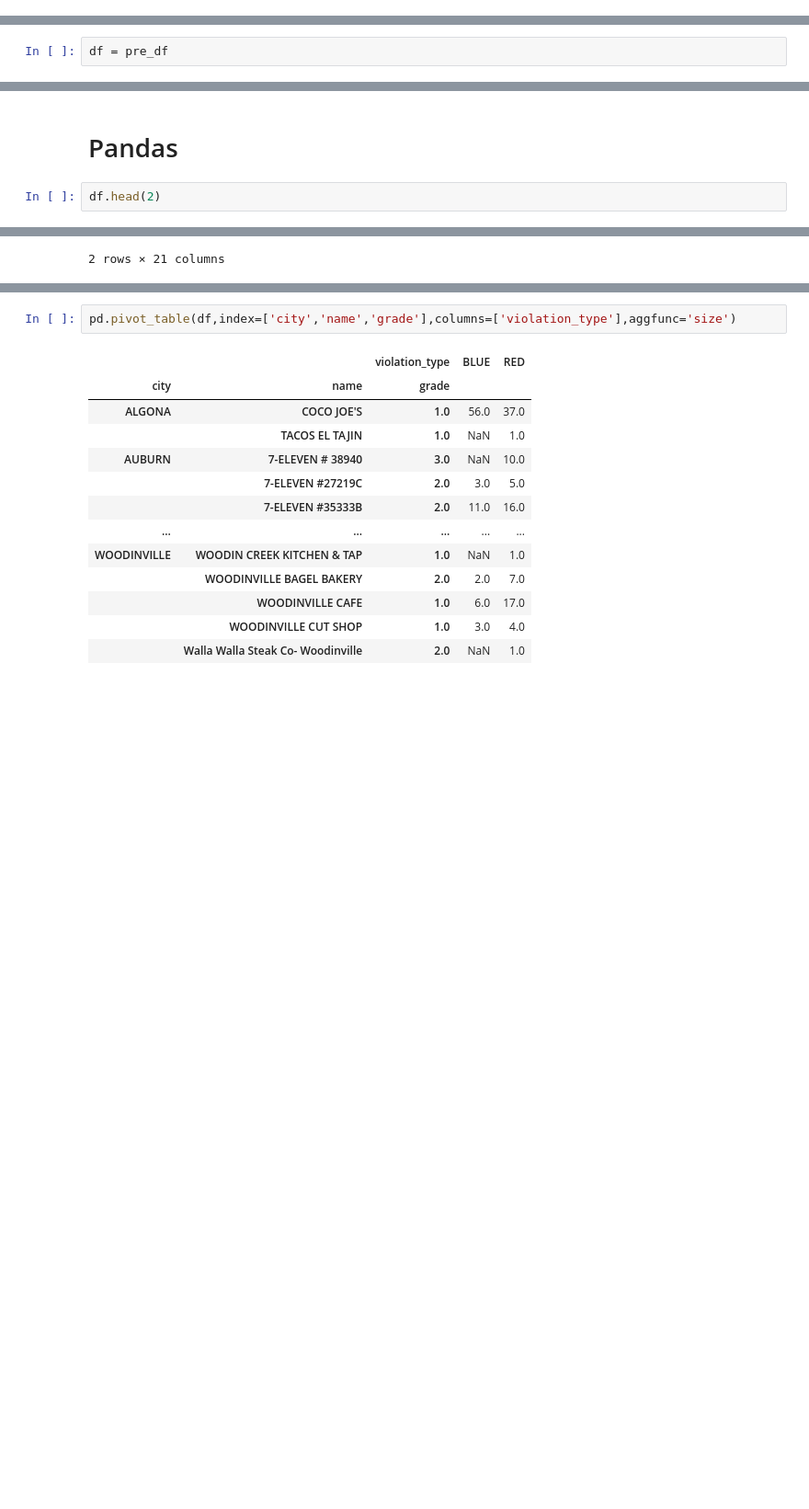
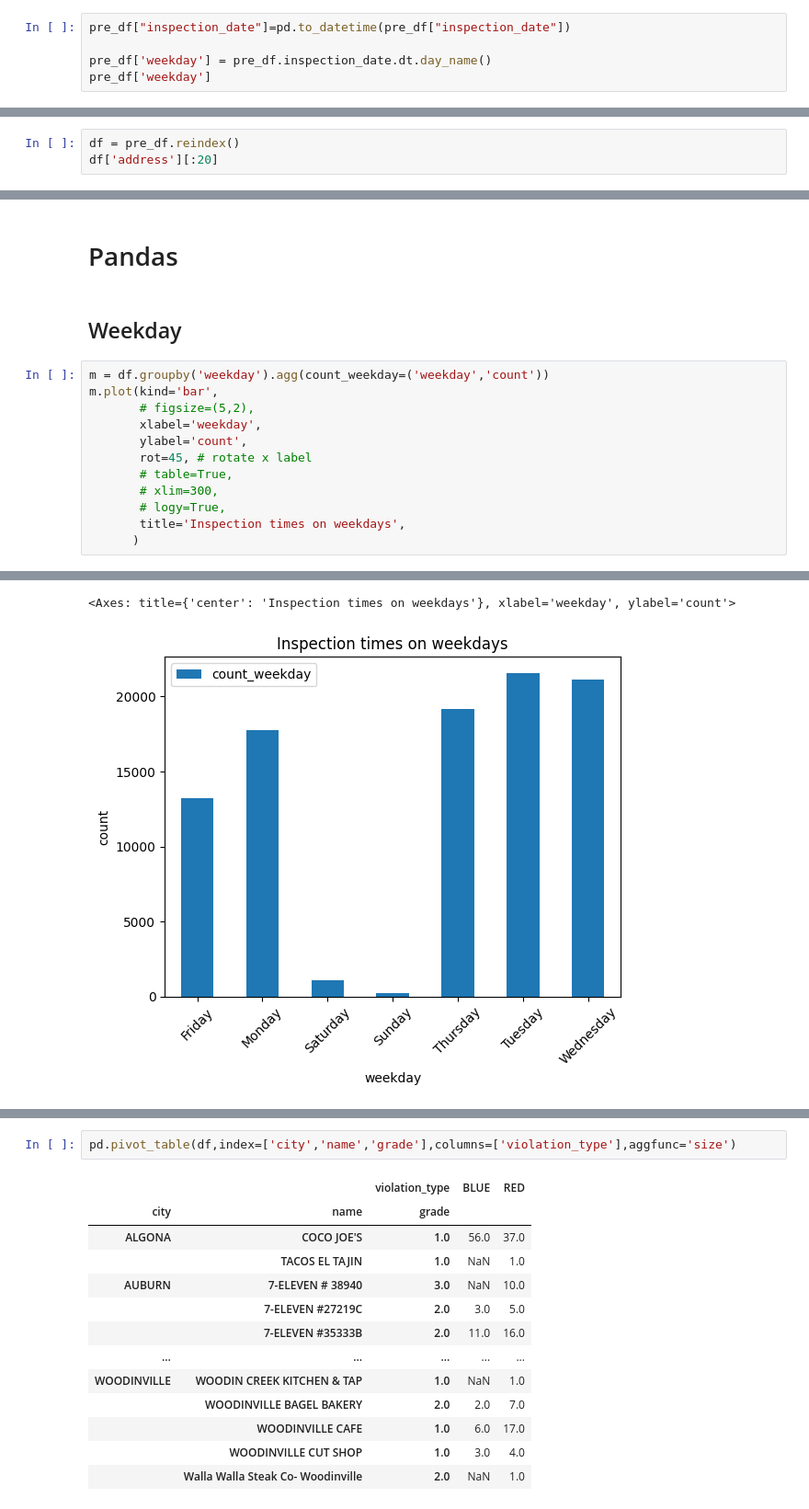
Before and after one commit to alirahmani93/ml_basic_p1, a Jupyter notebook: p1.ipynb, the cells around one changed output, grey strips where cells are left out. Shown at 92% size. Drawn from its saved outputs; the diff is of its cells as text; blank space fills up the shorter version.

Commit message:
some plot and features

```diff
--- a/p1.ipynb
+++ b/p1.ipynb
@@ -95,3 +96,8 @@ pre_df = pre_df.dropna()
 pre_df.city=pre_df.city.str.upper()
 # %%
 del pre_df['program_identifier']
+# %%
+pre_df["inspection_date"]=pd.to_datetime(pre_df["inspection_date"])
+
+pre_df['weekday'] = pre_df.inspection_date.dt.day_name()
+pre_df['weekday']
@@ -98,2 +117,3 @@ del pre_df['program_identifier']
 # %%
-df = pre_df
+df = pre_df.reindex()
+df['address'][:20]
@@ -100,5 +138,17 @@ df = pre_df
 # %% [markdown]
 # Pandas
+# %% [markdown]
+## Weekday
 # %%
-df.head(2)
+m = df.groupby('weekday').agg(count_weekday=('weekday','count'))
+m.plot(kind='bar',
+       # figsize=(5,2),
+       xlabel='weekday',
+       ylabel='count',
+       rot=45, # rotate x label
+       # table=True,
+       # xlim=300,
+       # logy=True,
+       title='Inspection times on weekdays',
+      )
 # %% [output]
@@ -108 +155,2 @@ df.head(2)
-2 rows × 21 columns
+<Axes: title={'center': 'Inspection times on weekdays'}, xlabel='weekday', ylabel='count'>
+[figure, added]
```
Also changed, not shown: parts of 19 cells of this notebook, 1 other file.
